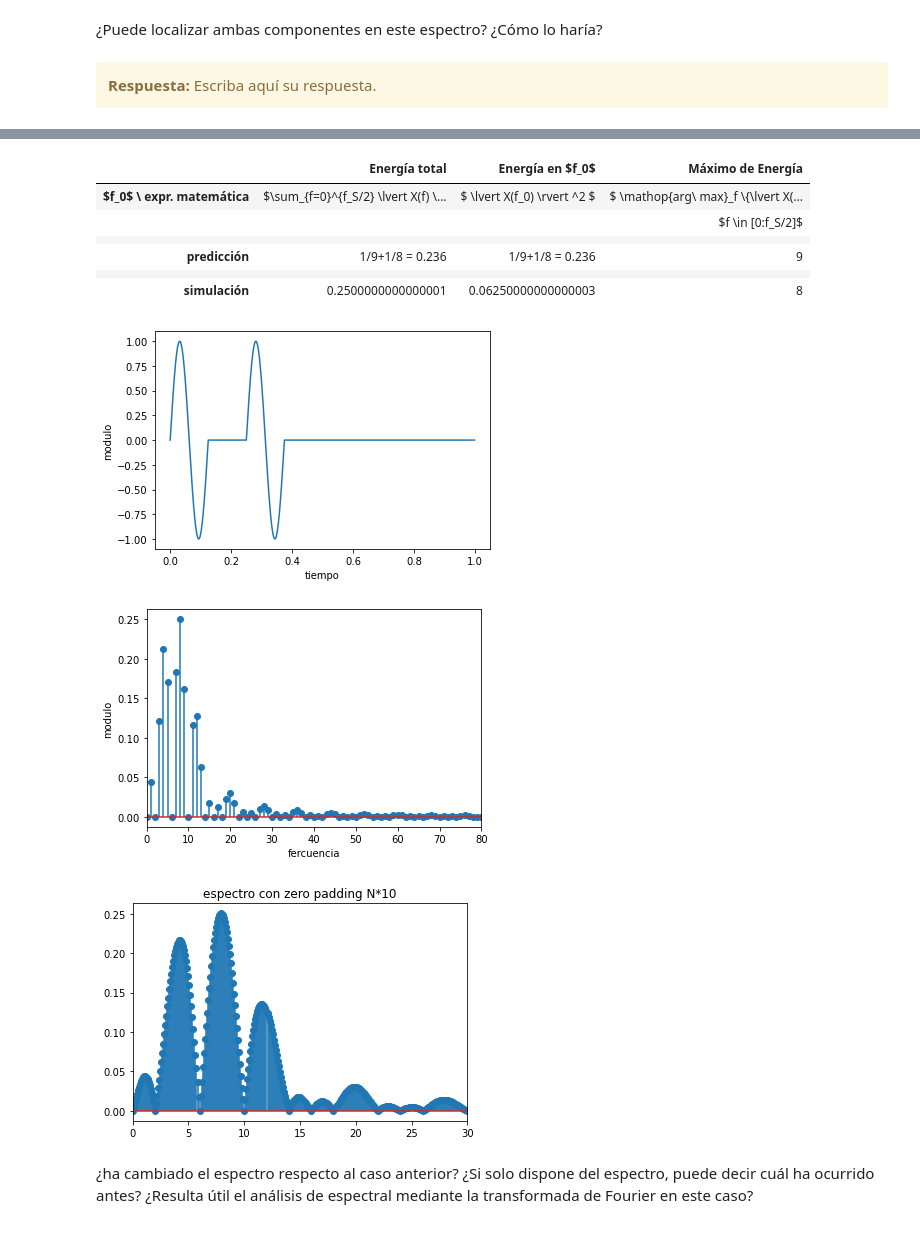
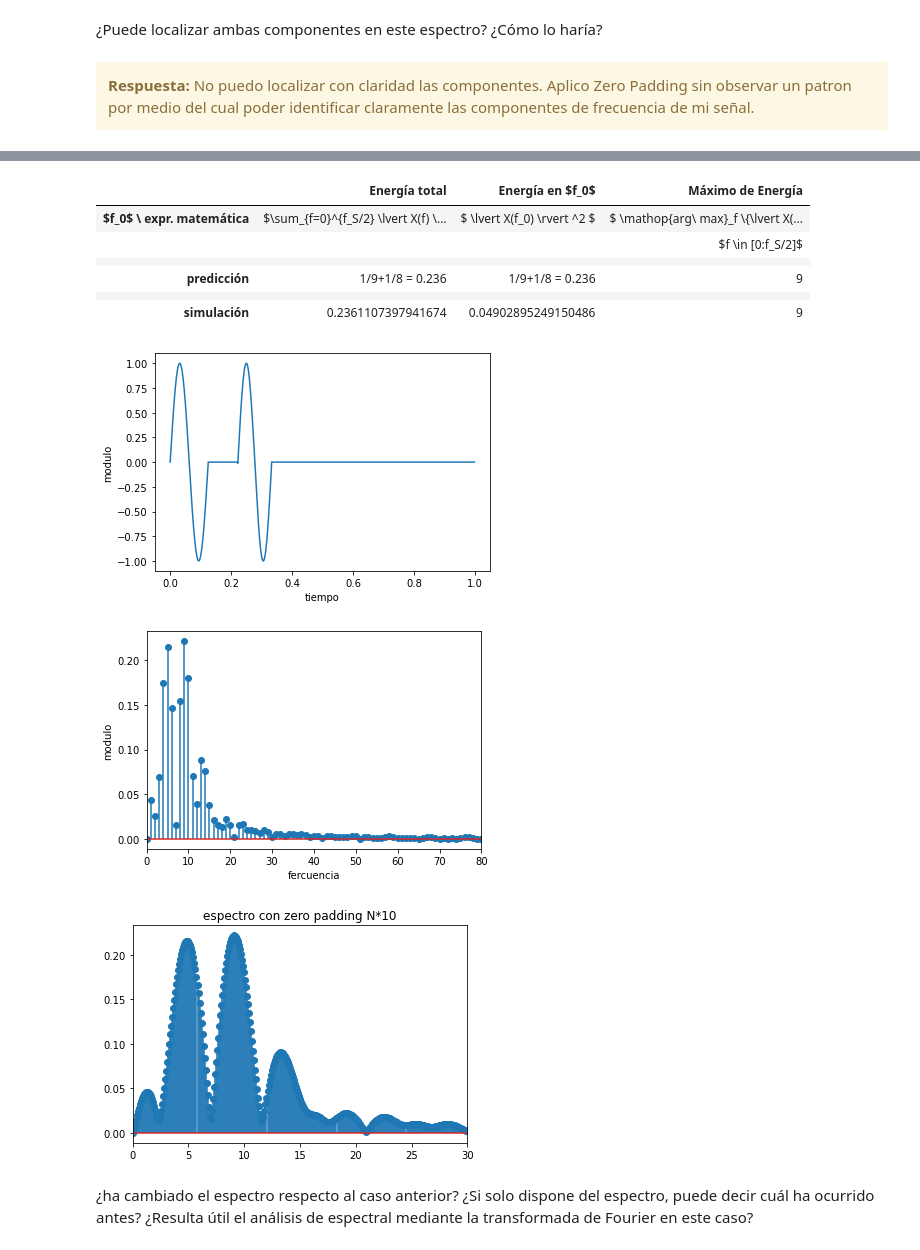
Before and after one commit to FabianVillada/PDS_TPs, a Jupyter notebook: TP1_Muestreo_Fourier.ipynb, the cells around one changed output, grey strips where cells are left out. Saved outputs shown, nothing was run; the diff lists cells and outputs as text; code cells hidden in the pictures.

```diff
--- a/TP1_Muestreo_Fourier.ipynb
+++ b/TP1_Muestreo_Fourier.ipynb
@@ -460,7 +458,8 @@ df=fs/N
 a0 = 1 # Volts
 p0 = np.pi/4  #radianes.
 
-fd = [0, 0.01, 0.25, 0.5]
+fd = [0, 0.01, 0.25, 0.5]    # Aplicamos vriaciones de desintonia de la frecuencia de la señal para poder poner
+                             # de manifiesto el efecto de DESPARRAMO ESPECTRAL
 
 for i in range(len(fd)):
 
@@ -469,16 +468,30 @@ for i in range(len(fd)):
     tt , signal = generador_senoidal(fs , f0 , N , a0 , p0)
 
 
-    fft1 = fft(signal) # no hace falta pasar N
-    fftabs = np.abs(fft1)/(N-N/2) #Al calcular los valores absolutos debo normalizar por N para no perder escala.
-                                  #Pero la fft a partir del bin(volor de K)=N/2 me toma valores espejo
-                                  #Por lo q a partir de N/2 se repite el espectro representando a ambos con una
-                                  #escala de N/2 (VER SCRIP "NORMALIZACION Y ESPEJO CON FFT.PY")
+    fft1 = fft(signal)            # no hace falta pasar N
+
+    #####################################################################
+    #CRITERIO DE NORMALIZACION EN MI CALIBRACION CON SENAL SENOIDAL SIMPLE
+    #####################################################################
+
+    #Al calcular los valores absolutos debo normalizar por N para no perder escala.
+    #Pero la fft a partir del bin(volor de K)=N/2 me toma valores espejo
+    #Por lo q a partir de N/2 se repite el espectro representando a ambos con una
+    #escala de N/2 (VER SCRIP "NORMALIZACION Y ESPEJO CON FFT.PY")
+
+    #####################################################################
+
+    fft1 = fft(signal)            # Calcula FFT
+    fftabs = np.abs(fft1)/(N-N/2) #Normalizacion
     fftangle = np.angle(fft1)
+    freq = np.arange(0 , fs , fs/N)
+
+    ##################################################################
+
 
     tus_resultados.append([ (fftabs[250]), (fftabs[251]) , ((np.sum(fftabs**2)) - (2*(fftabs[int( N/4)])**2))  ])
 
-    freq = np.arange(0 , fs , fs/N)
+
     plt.figure(i+1)
     # plt.plot (freq , fftabs , 'o-' )
     plt.stem( freq , fftabs, use_line_collection = True)
@@ -1010,9 +1065,9 @@ HTML(df.to_html())
 # %% [markdown]
 ¿Puede localizar ambas componentes en este espectro? ¿Cómo lo haría?
-# %% [markdown]
-<div class="alert alert-block alert-warning">
-<b>Respuesta:</b> Escriba aquí su respuesta.
-</div>
+# %% [markdown]
+<div class="alert alert-block alert-warning">
+<b>Respuesta:</b> No puedo localizar con claridad las componentes. Aplico Zero Padding sin observar un patron por medio del cual poder identificar claramente las componentes de frecuencia de mi señal.
+</div>
 # %% [markdown]
 <table width="80%" cellpadding="7" cellspacing="0">
 	<col width="50%">
@@ -1051,9 +1106,9 @@ tt , xx = generador_senoidal(fs , f0 , N , a0 , p0)
 xx[int(1*N/f0):] = 0
 
 f02 =9 * fs/N
-tt , xx2 = generador_senoidal(fs , f0 , N , a0 , p0)
-xx2[:int(2*N/f0)] = 0
-xx2[int(3*N/f0):] = 0
+tt , xx2 = generador_senoidal(fs , f02 , N , a0 , p0)
+xx2[:int(2*N/f02)] = 0
+xx2[int(3*N/f02):] = 0
 
 xx += xx2
 xx1 = np.concatenate((xx,np.zeros(N*10)))
@@ -1073,38 +1128,38 @@ plt.ylabel('modulo')
 plt.figure(2)
 plt.stem(freq , fftxx_abs , use_line_collection = True)
 plt.xlim(0, 80)
 plt.xlabel('fercuencia')
 plt.ylabel('modulo')
 
 freqxx1 = np.fft.fftfreq(len(xx1),1/N)
 plt.figure(3)
 plt.stem(freqxx1 , fftxx1_abs , use_line_collection=True)
 plt.xlim(0,30)
 plt.title('espectro con zero padding N*10')
 
 
-tus_resultados.append([str(np.sum(fftxx_abs**2)/2 ),str(fftxx_abs[arg]**2), str(np.argmax(fftxx_abs))])
+tus_resultados.append([str(np.sum(fftxx_abs**2)/2 ),str(fftxx_abs[np.argmax(fftxx_abs)]**2), str(np.argmax(fftxx_abs))])
 
 
 df = DataFrame(tus_resultados, columns=['Energía total', 'Energía en $f_0$', 'Máximo de Energía'],
                index=['$f_0$ \ expr. matemática',
                       '',
                       '',
                       'predicción',
                       '',
                       'simulación'])
 HTML(df.to_html())
 # %% [output]
 |  | Energía total | Energía en $f_0$ | Máximo de Energía |
 | $f_0$ \ expr. matemática | $\sum_{f=0}^{f_S/2} \lvert X(f) \... | $ \lvert X(f_0) \rvert ^2 $ | $ \mathop{arg\ max}_f \{\lvert X(... |
 |  |  |  | $f \in [0:f_S/2]$ |
 |  |  |  |  |
 | predicción | 1/9+1/8 = 0.236 | 1/9+1/8 = 0.236 | 9 |
 |  |  |  |  |
-| simulación | 0.2500000000000001 | 0.06250000000000003 | 8 |
+| simulación | 0.2361107397941674 | 0.04902895249150486 | 9 |
-[figure, old version]
+[figure, new version]
-[figure, old version]
+[figure, new version]
-[figure, old version]
+[figure, new version]
 # %% [markdown]
 ¿ha cambiado el espectro respecto al caso anterior? ¿Si solo dispone del espectro, puede decir cuál ha ocurrido antes? ¿Resulta útil el análisis de espectral mediante la transformada de Fourier en este caso?
 # %% [markdown]
```
Also changed, not shown: parts of 30 cells of this notebook.
